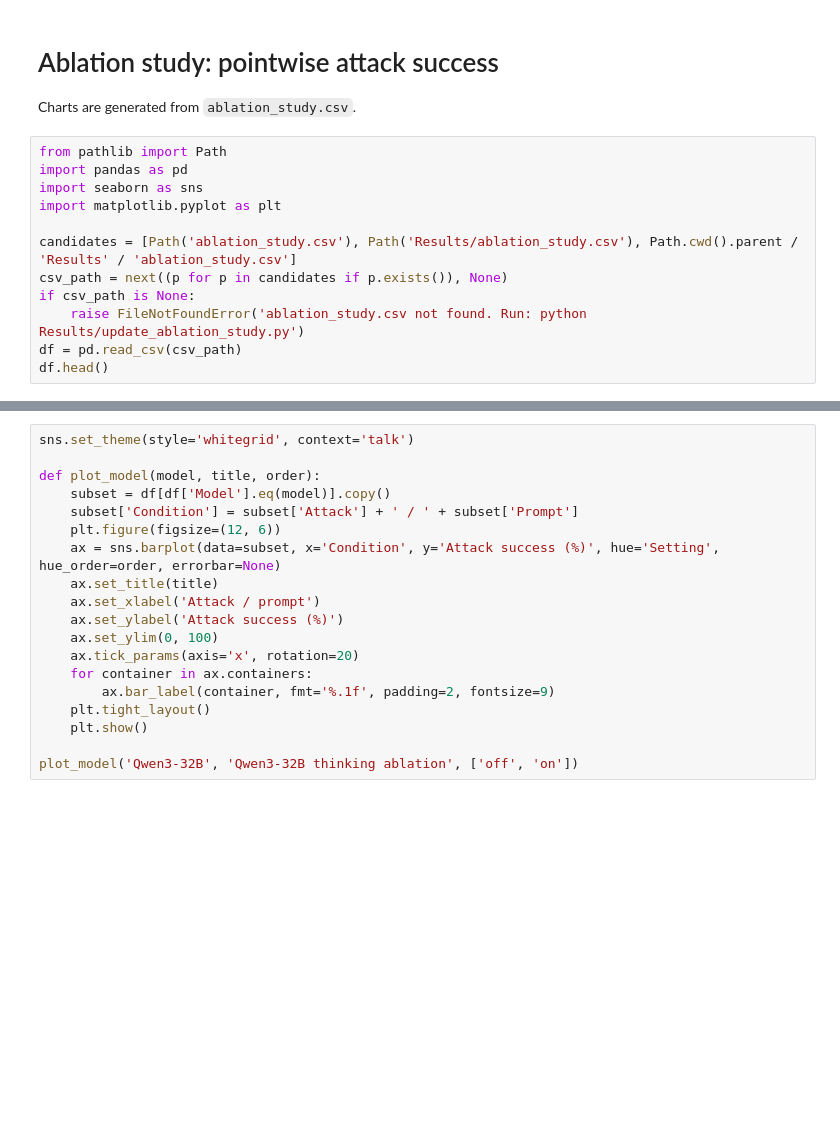
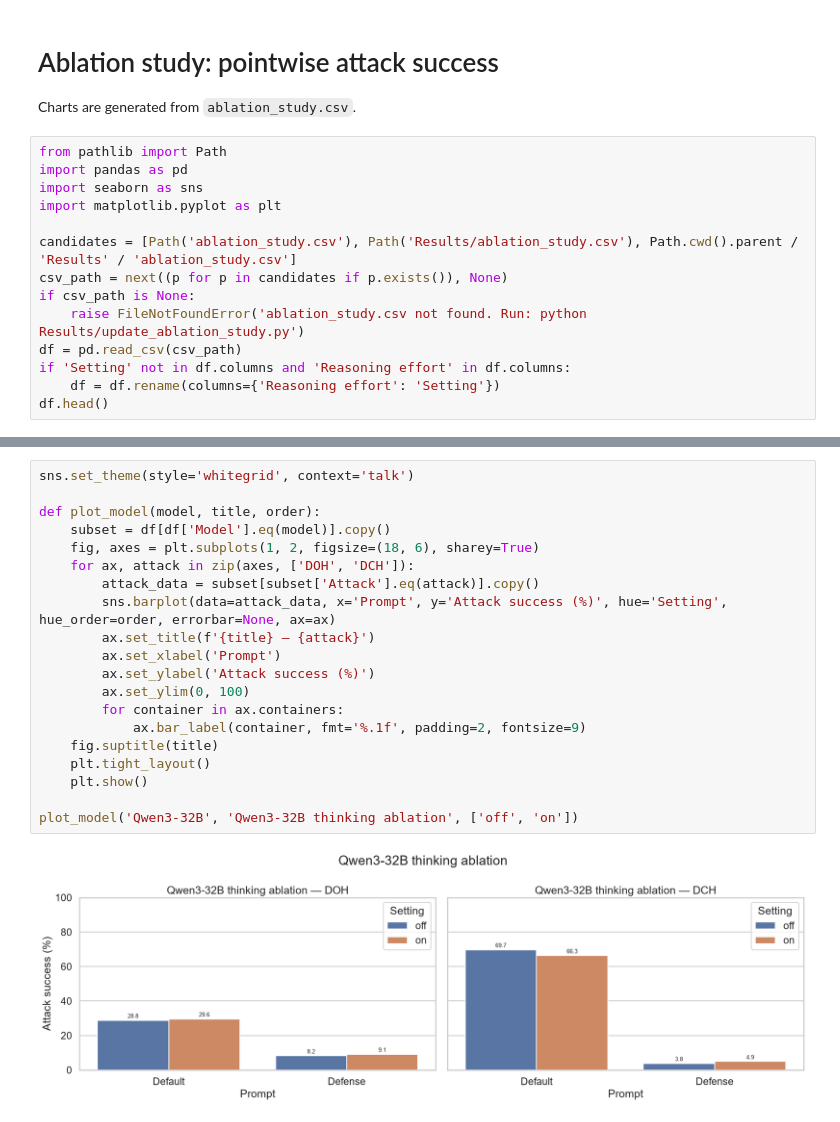
Before and after one commit to kaisergrimlock/LLM-Ranker-Attack, a Jupyter notebook: Results/ablation_study_visualization.ipynb, the cells around one changed output, grey strips where cells are left out. Cells and saved outputs as stored; diff of their text form; blank space fills up the shorter version.

```diff
--- a/Results/ablation_study_visualization.ipynb
+++ b/Results/ablation_study_visualization.ipynb
@@ -12,5 +12,7 @@ csv_path = next((p for p in candidates if p.exists()), None)
 if csv_path is None:
     raise FileNotFoundError('ablation_study.csv not found. Run: python Results/update_ablation_study.py')
 df = pd.read_csv(csv_path)
+if 'Setting' not in df.columns and 'Reasoning effort' in df.columns:
+    df = df.rename(columns={'Reasoning effort': 'Setting'})
 df.head()
 # %% [output]
@@ -18,21 +25,24 @@ FileNotFoundError: [Errno 2] No such file or directory: 'Results\\ablation_study
 # %%
 sns.set_theme(style='whitegrid', context='talk')
 
 def plot_model(model, title, order):
     subset = df[df['Model'].eq(model)].copy()
-    subset['Condition'] = subset['Attack'] + ' / ' + subset['Prompt']
-    plt.figure(figsize=(12, 6))
-    ax = sns.barplot(data=subset, x='Condition', y='Attack success (%)', hue='Setting', hue_order=order, errorbar=None)
-    ax.set_title(title)
-    ax.set_xlabel('Attack / prompt')
-    ax.set_ylabel('Attack success (%)')
-    ax.set_ylim(0, 100)
-    ax.tick_params(axis='x', rotation=20)
-    for container in ax.containers:
-        ax.bar_label(container, fmt='%.1f', padding=2, fontsize=9)
+    fig, axes = plt.subplots(1, 2, figsize=(18, 6), sharey=True)
+    for ax, attack in zip(axes, ['DOH', 'DCH']):
+        attack_data = subset[subset['Attack'].eq(attack)].copy()
+        sns.barplot(data=attack_data, x='Prompt', y='Attack success (%)', hue='Setting', hue_order=order, errorbar=None, ax=ax)
+        ax.set_title(f'{title} — {attack}')
+        ax.set_xlabel('Prompt')
+        ax.set_ylabel('Attack success (%)')
+        ax.set_ylim(0, 100)
+        for container in ax.containers:
+            ax.bar_label(container, fmt='%.1f', padding=2, fontsize=9)
+    fig.suptitle(title)
     plt.tight_layout()
     plt.show()
 
 plot_model('Qwen3-32B', 'Qwen3-32B thinking ablation', ['off', 'on'])
+# %% [output]
+[figure, added]
 # %%
 plot_model('GPT-OSS-20B', 'GPT-OSS-20B reasoning-effort ablation', ['low', 'medium', 'high'])
```
Also changed, not shown: parts of 2 cells of this notebook, 3 other files.
